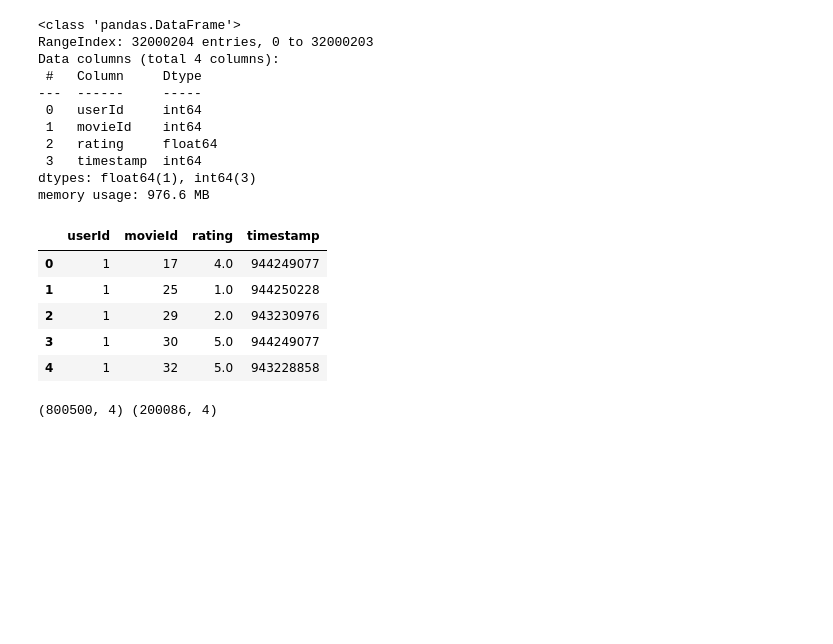
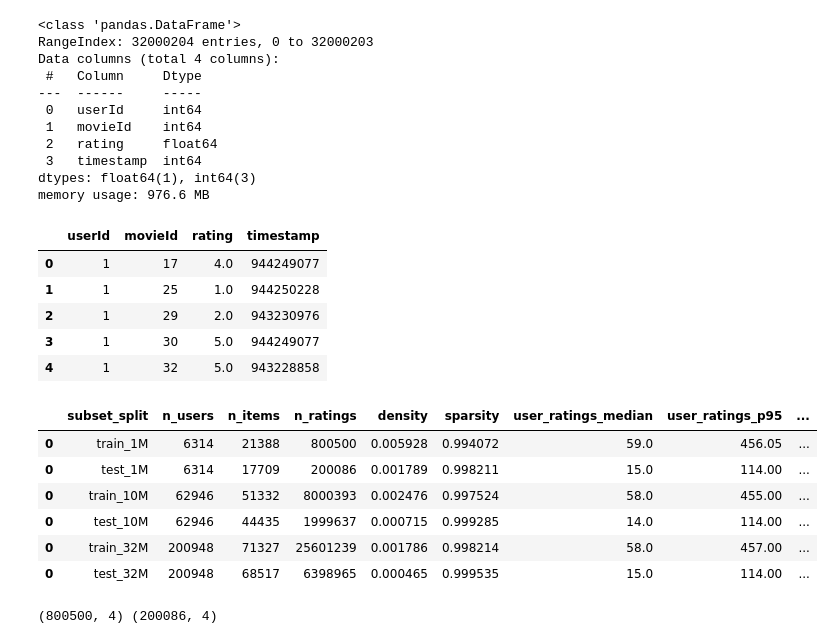
Before and after one commit to AlexanderSh11/recsys-benchmark, a Jupyter notebook: benchmarks/run_benchmark.ipynb, the cells around one changed output. Drawn from its saved outputs; the diff is of its cells as text; code cells hidden in the pictures; blank space fills up the shorter version.

```diff
--- a/benchmarks/run_benchmark.ipynb
+++ b/benchmarks/run_benchmark.ipynb
@@ -14,3 +16,5 @@ from utils.data_load import load_dataset, make_subset, save_df, split_train_test
+# %%
+pd.set_option("display.max_columns", 25)
 # %%
 DATA_PATH = "../data/raw/ratings.csv"
 
@@ -52,6 +56,28 @@ df.head()
 | 2 | 1 | 29 | 2.0 | 943230976 |
 | 3 | 1 | 30 | 5.0 | 944249077 |
 | 4 | 1 | 32 | 5.0 | 943228858 |
+# %%
+stats = pd.concat(
+    {
+        "train_1M": dataframe_stats(df=load_dataset(DATA_TRAIN_1M_PATH)),
+        "test_1M":  dataframe_stats(df=load_dataset(DATA_TEST_1M_PATH)),
+        "train_10M": dataframe_stats(df=load_dataset(DATA_TRAIN_10M_PATH)),
+        "test_10M":  dataframe_stats(df=load_dataset(DATA_TEST_10M_PATH)),
+        "train_32M": dataframe_stats(df=load_dataset(DATA_TRAIN_32M_PATH)),
+        "test_32M":  dataframe_stats(df=load_dataset(DATA_TEST_32M_PATH)),
+    },
+    names=["subset_split"],
+).reset_index(level="subset_split")
+
+stats
+# %% [output]
+|  | subset_split | n_users | n_items | n_ratings | density | sparsity | user_ratings_median | user_ratings_p95 | ... |
+| 0 | train_1M | 6314 | 21388 | 800500 | 0.005928 | 0.994072 | 59.0 | 456.05 | ... |
+| 0 | test_1M | 6314 | 17709 | 200086 | 0.001789 | 0.998211 | 15.0 | 114.00 | ... |
+| 0 | train_10M | 62946 | 51332 | 8000393 | 0.002476 | 0.997524 | 58.0 | 455.00 | ... |
+| 0 | test_10M | 62946 | 44435 | 1999637 | 0.000715 | 0.999285 | 14.0 | 114.00 | ... |
+| 0 | train_32M | 200948 | 71327 | 25601239 | 0.001786 | 0.998214 | 58.0 | 457.00 | ... |
+| 0 | test_32M | 200948 | 68517 | 6398965 | 0.000465 | 0.999535 | 15.0 | 114.00 | ... |
 # %%
 try:
     train = load_dataset(DATA_TRAIN_1M_PATH)
```
Also changed, not shown: parts of 1 cell of this notebook, 1 other file.
